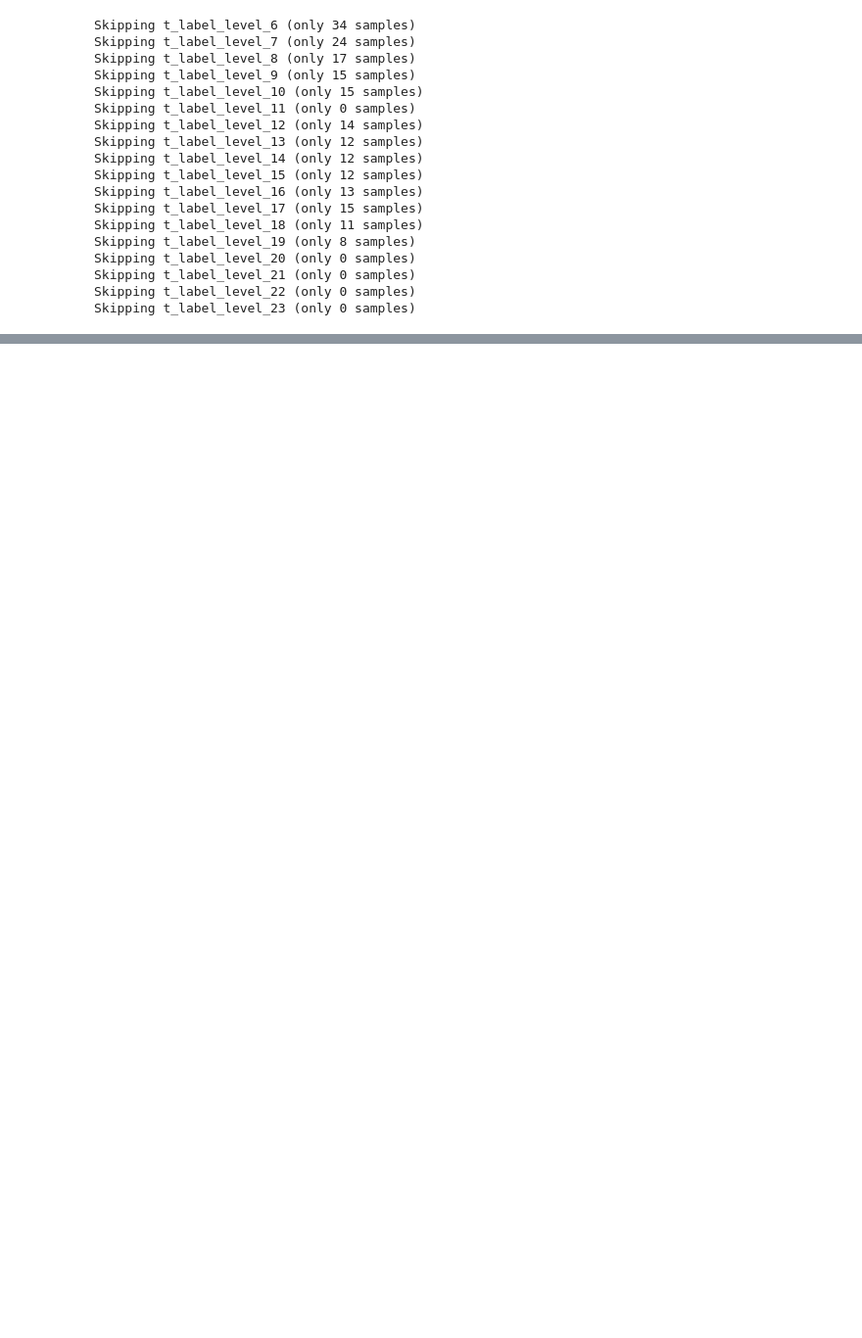
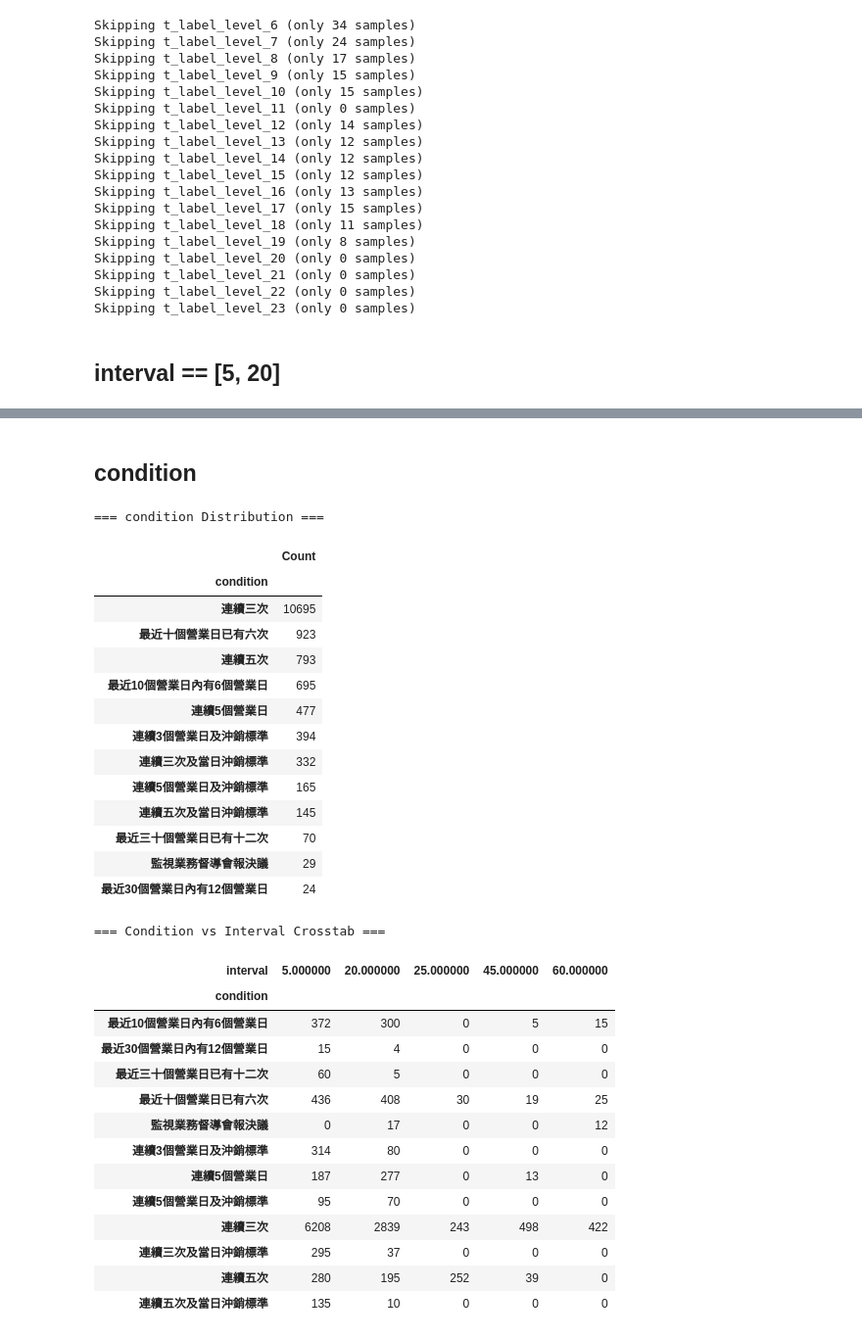
Before and after one commit to Xin95172/Quant, a Jupyter notebook: projects/disposal/main.ipynb, the cells around one changed output, grey strips where cells are left out. Shown at 98% size. Saved outputs shown, nothing was run; the diff lists cells and outputs as text; code cells hidden in the pictures; blank space fills up the shorter version.

```diff
--- a/projects/disposal/main.ipynb
+++ b/projects/disposal/main.ipynb
@@ -424,6 +422,8 @@ Skipping t_label_level_20 (only 0 samples)
 Skipping t_label_level_21 (only 0 samples)
 Skipping t_label_level_22 (only 0 samples)
 Skipping t_label_level_23 (only 0 samples)
+# %% [markdown]
+## interval == [5, 20]
 # %%
 # [Analysis Step 2.5] 依處置撮合時間 (Interval) 與 層級 (Level) 交叉分析
 # 針對 Interval (5, 20) x Level (First, Second...) 進行完整剖析
@@ -510,3 +510,58 @@ Plotting: Interval=20 | t_label_third (Samples: 315)...
 [interactive output not drawn]
 Plotting: Interval=20 | t_label_fourth (Samples: 60)...
 [interactive output not drawn]
+# %% [markdown]
+## condition
+# %%
+# [Analysis Step 3] 處置原因 (Condition) 分析
+# 統計資料集中出現的處置原因分佈
+
+if 'df' in locals() and not df.empty:
+    target_col = 'condition'
+    if target_col in df.columns:
+        print(f"=== {target_col} Distribution ===")
+        # 1. 總體分佈
+        counts = df[target_col].value_counts()
+        display(counts.to_frame(name='Count'))
+
+        # 2. 依照撮合時間 (Interval) 分類
+        if 'interval' in df.columns:
+            print("\n=== Condition vs Interval Crosstab ===")
+            cross = pd.crosstab(df['condition'], df['interval'])
+            display(cross.style.background_gradient(axis=1))
+
+    else:
+        print(f"Column '{target_col}' not found in dataframe.")
+else:
+    print("Dataframe 'df' not ready.")
+# %% [output]
+=== condition Distribution ===
+|  | Count |
+| condition |  |
+| 連續三次 | 10695 |
+| 最近十個營業日已有六次 | 923 |
+| 連續五次 | 793 |
+| 最近10個營業日內有6個營業日 | 695 |
+| 連續5個營業日 | 477 |
+| 連續3個營業日及沖銷標準 | 394 |
+| 連續三次及當日沖銷標準 | 332 |
+| 連續5個營業日及沖銷標準 | 165 |
+| 連續五次及當日沖銷標準 | 145 |
+| 最近三十個營業日已有十二次 | 70 |
+| 監視業務督導會報決議 | 29 |
+| 最近30個營業日內有12個營業日 | 24 |
+=== Condition vs Interval Crosstab ===
+| interval | 5.000000 | 20.000000 | 25.000000 | 45.000000 | 60.000000 |
+| condition |  |  |  |  |  |
+| 最近10個營業日內有6個營業日 | 372 | 300 | 0 | 5 | 15 |
+| 最近30個營業日內有12個營業日 | 15 | 4 | 0 | 0 | 0 |
+| 最近三十個營業日已有十二次 | 60 | 5 | 0 | 0 | 0 |
+| 最近十個營業日已有六次 | 436 | 408 | 30 | 19 | 25 |
+| 監視業務督導會報決議 | 0 | 17 | 0 | 0 | 12 |
+| 連續3個營業日及沖銷標準 | 314 | 80 | 0 | 0 | 0 |
+| 連續5個營業日 | 187 | 277 | 0 | 13 | 0 |
+| 連續5個營業日及沖銷標準 | 95 | 70 | 0 | 0 | 0 |
+| 連續三次 | 6208 | 2839 | 243 | 498 | 422 |
+| 連續三次及當日沖銷標準 | 295 | 37 | 0 | 0 | 0 |
+| 連續五次 | 280 | 195 | 252 | 39 | 0 |
+| 連續五次及當日沖銷標準 | 135 | 10 | 0 | 0 | 0 |
```
Also changed, not shown: parts of 1 cell of this notebook.
